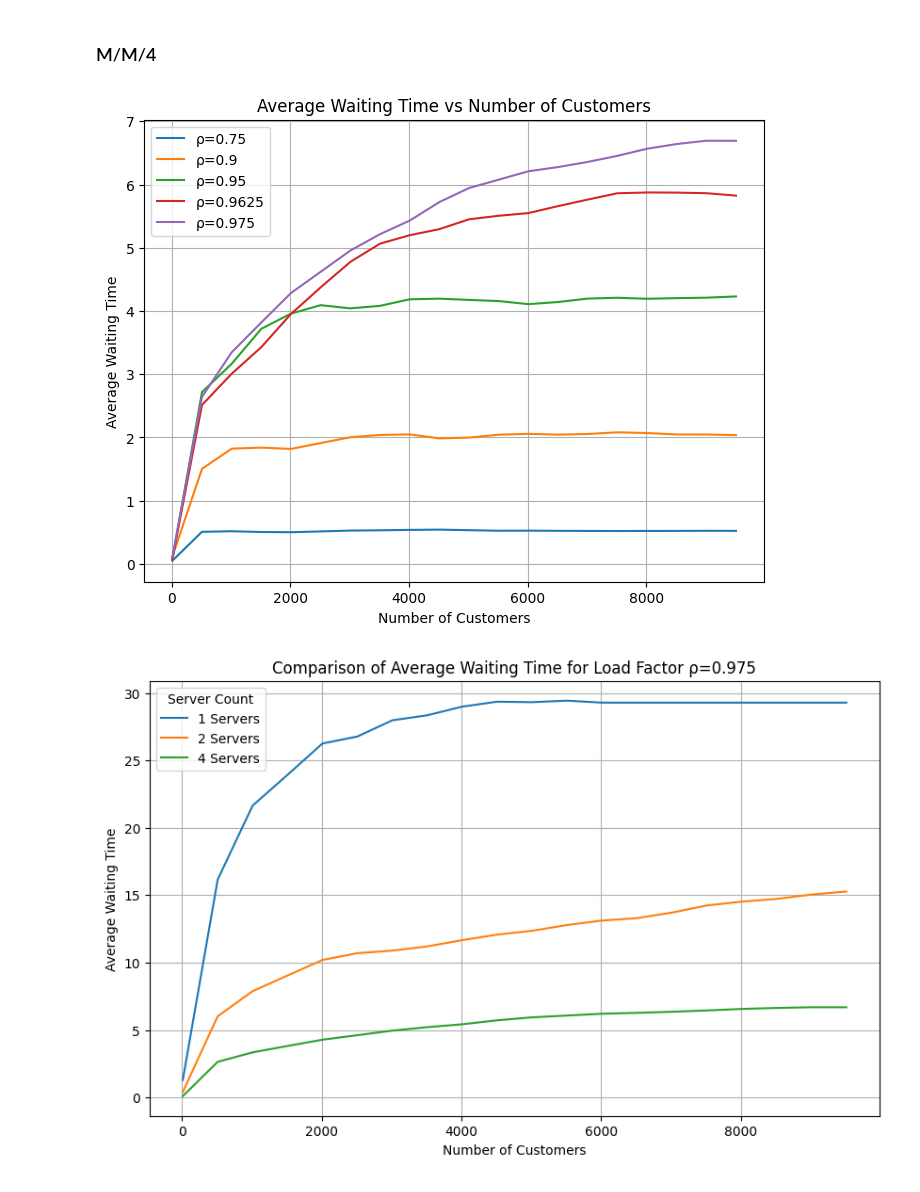
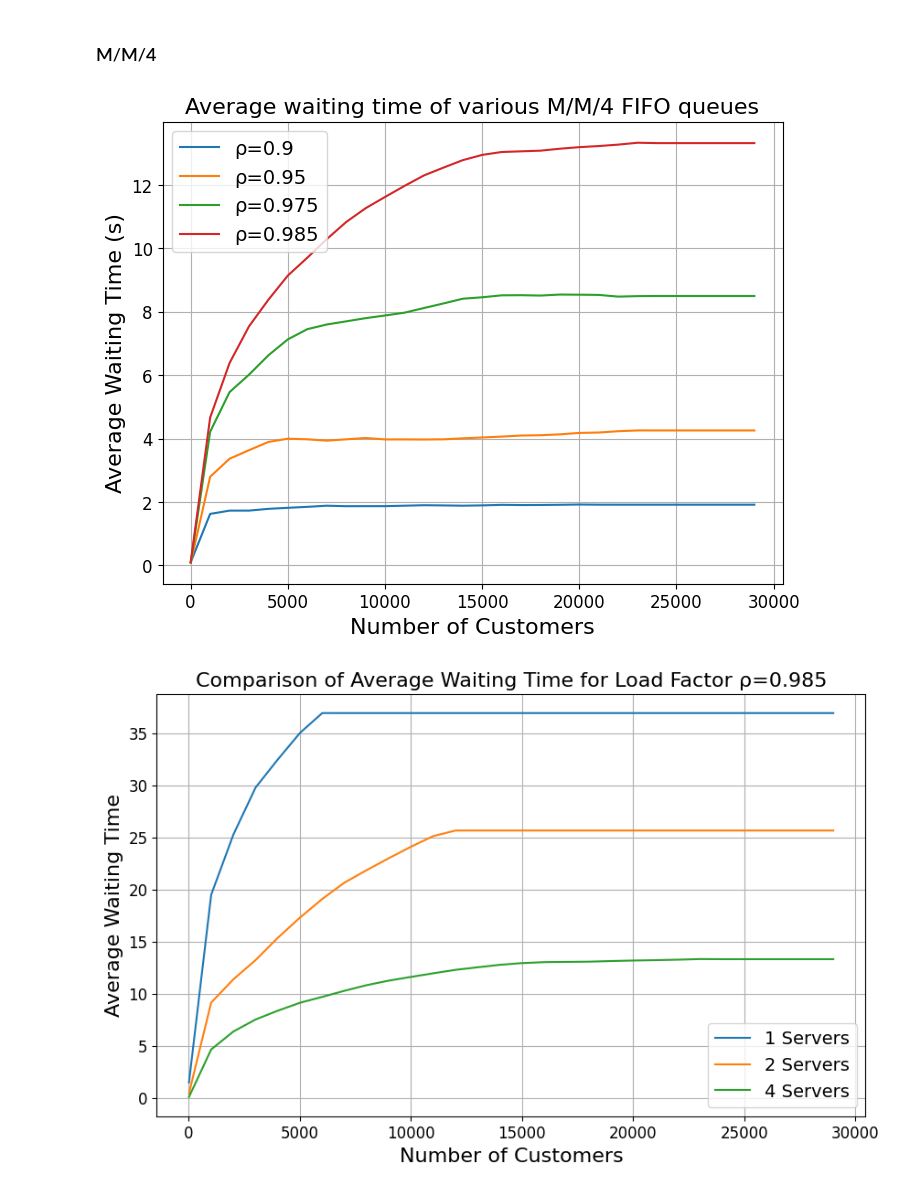
Before and after one commit to LodeVermeulen/stochastic-simulation, a Jupyter notebook: Homework 2/HW2.ipynb, the cells around one changed output. Saved outputs shown, nothing was run; the diff lists cells and outputs as text; code cells hidden in the pictures.

```diff
--- a/Homework 2/HW2.ipynb
+++ b/Homework 2/HW2.ipynb
@@ -250,11 +255,11 @@ def plot_simulations(results_df: pd.DataFrame, load_factors: List[float]) -> Non
 ### M/M/1
 # %%
 # Parameters
-load_factors = [0.75, 0.90, 0.95, 0.9625, 0.975]
+load_factors = [0.90, 0.95, 0.975, 0.985]
 servers_count = 1
 service_rate = 1.0
 simulation_time = 6000
-runs_per_config = 50
+runs_per_config = 100
 
 # Run simulations
 results_df_mm1 = run_simulations(
@@ -265,5 +270,5 @@ results_df_mm1 = run_simulations(
 results_df_mm1.to_csv("sim_mm1.csv", index=False)
 
 # Plot the results
-plot_simulations(results_df_mm1, load_factors)
+plot_simulations(results_df_mm1, load_factors, plot_title="Average waiting time of various M/M/1 FIFO queues")
 # %% [output]
@@ -283,5 +288,5 @@ results_df_mm2 = run_simulations(
 results_df_mm2.to_csv("sim_mm2.csv", index=False)
 
 # Plot the results
-plot_simulations(results_df_mm2, load_factors)
+plot_simulations(results_df_mm2, load_factors, plot_title="Average waiting time of various M/M/2 FIFO queues")
 # %% [output]
@@ -301,51 +306,52 @@ results_df_mm4 = run_simulations(
 results_df_mm4.to_csv("sim_mm4.csv", index=False)
 
 # Plot the results
-plot_simulations(results_df_mm4, load_factors)
+plot_simulations(results_df_mm4, load_factors, plot_title="Average waiting time of various M/M/4 FIFO queues")
 # %% [output]
-[figure, old version]
+[figure, new version]
 # %%
-def plot_comparison_by_servers_for_load_factor(results_dfs: dict, server_counts: list, load_factor: float = load_factors[-1]) -> None:
+def plot_comparison_by_servers_for_load_factor(
+    results_dfs: dict, server_counts: list, load_factor: float = load_factors[-1]
+) -> None:
     """Plot the comparison of average waiting time for a specific load factor across different server counts.
 
     Args:
         results_dfs: A dictionary where keys are server counts and values are pandas DataFrames
                      containing simulation results.
+        server_counts: A list of server counts to include in the plot (e.g., [1, 2, 4]).
         load_factor: The specific load factor (ρ) to compare (e.g., 0.975).
-        server_counts: A list of server counts to include in the plot (e.g., [1, 2, 4]).
 
     Returns:
         None. Displays a line plot.
     """
     plt.figure(figsize=(10, 6))
 
     for servers in server_counts:
         results_df = results_dfs[servers]
+
         # Filter the DataFrame for the specific load factor
         subset = results_df[results_df["Load Factor"] == load_factor]
+
         # Group by 'Customers' and calculate the mean wait time
         avg_waits = subset.groupby("Customers")["Mean Wait Time"].mean()
+
         # Plot the average waiting times
         plt.plot(avg_waits.index, avg_waits.values, label=f"{servers} Servers")
 
-    plt.title(f"Comparison of Average Waiting Time for Load Factor ρ={load_factor}")
-    plt.xlabel("Number of Customers")
-    plt.ylabel("Average Waiting Time")
-    plt.legend(title="Server Count")
+    plt.title(f"Comparison of Average Waiting Time for Load Factor ρ={load_factor}", fontsize=16)
+    plt.xlabel("Number of Customers", fontsize=16)
+    plt.ylabel("Average Waiting Time", fontsize=16)
+    plt.tick_params(axis="both", which="major", labelsize=12)
+    plt.legend(fontsize=14)
     plt.grid(True)
     plt.show()
 
 
-results_dfs = {
-    1: results_df_mm1,
-    2: results_df_mm2,
-    4: results_df_mm4
-}
+results_dfs = {1: results_df_mm1, 2: results_df_mm2, 4: results_df_mm4}
 
-# Call the plotting function for the highest load factor (0.975)
+# Call the plotting function for the highest load factor
 plot_comparison_by_servers_for_load_factor(
-    results_dfs=results_dfs,
-    server_counts=[1, 2, 4]  # List of server counts to compare
+    results_dfs, server_counts=[1, 2, 4]
 )
 # %% [output]
-[figure, old version]
+[figure, new version]
```
Also changed, not shown: parts of 28 cells of this notebook, 5 other files.
